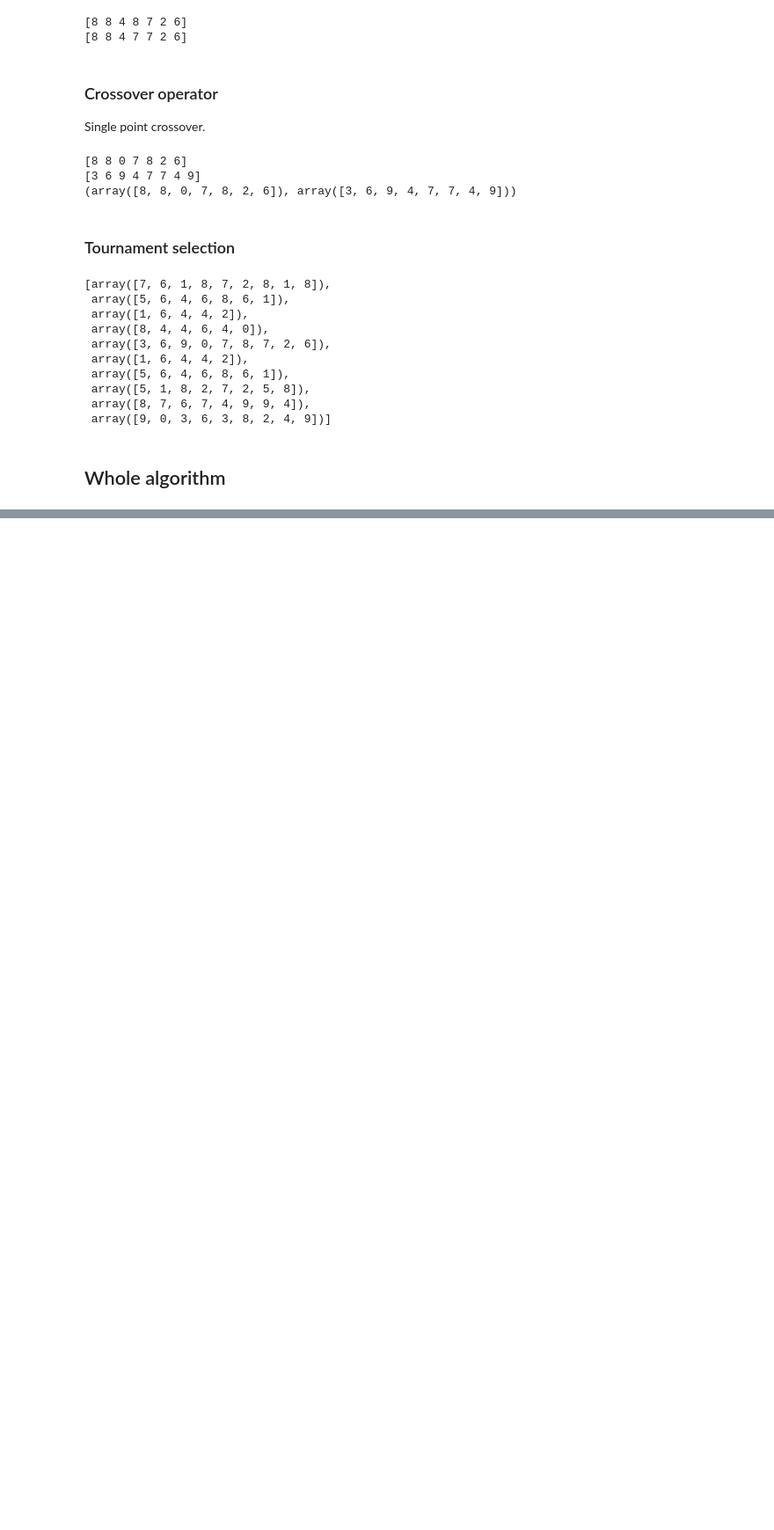
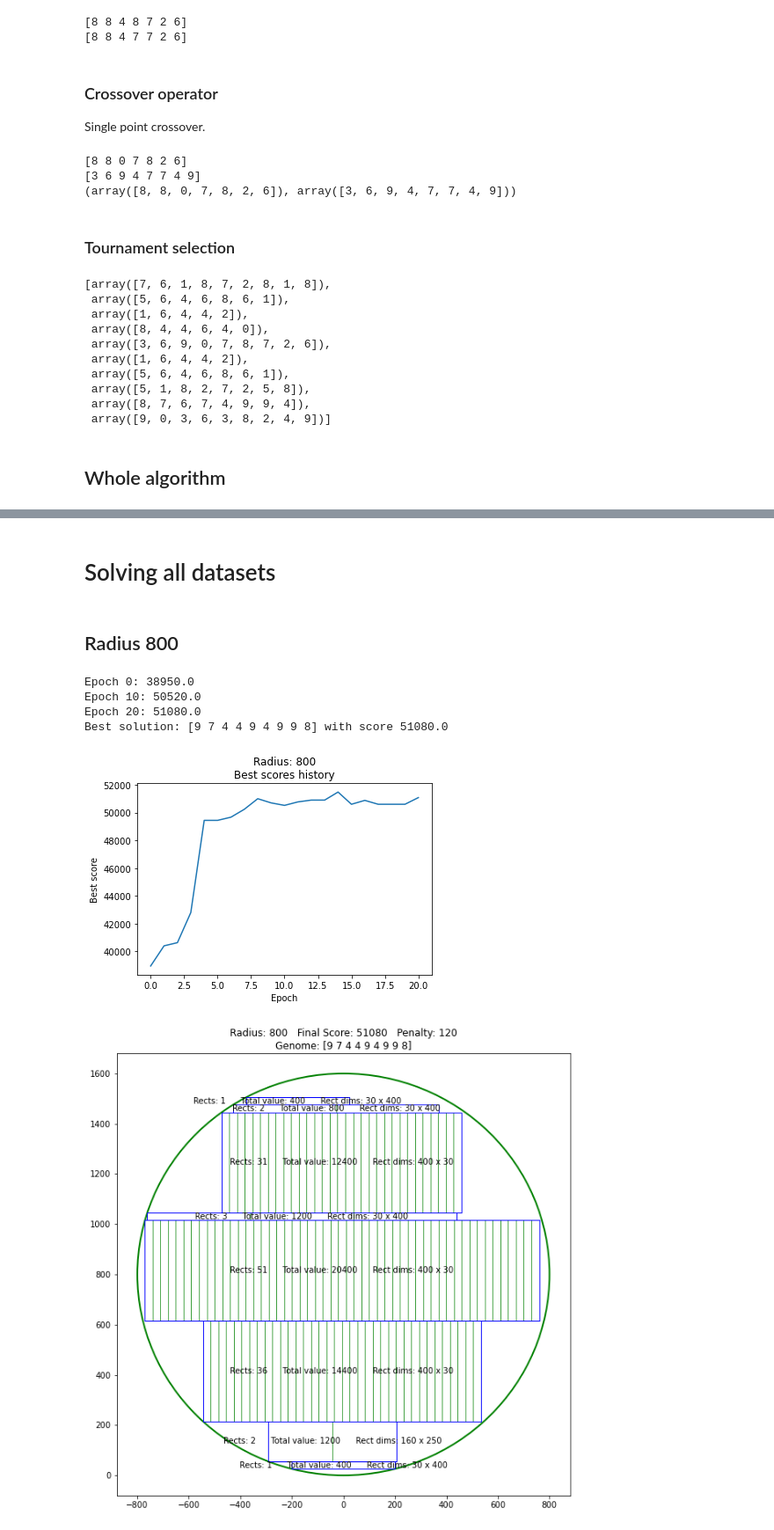
Before and after one commit to mstaczek/miowad, a Jupyter notebook: AE/lab2.ipynb, the cells around one changed output, grey strips where cells are left out. Shown at 88% size. Cells and saved outputs as stored; diff of their text form; code cells hidden in the pictures; blank space fills up the shorter version.

```diff
--- a/AE/lab2.ipynb
+++ b/AE/lab2.ipynb
@@ -460,0 +460,42 @@ plot_genome(best_solution, matrix, radius)
+# %% [markdown]
+# Solving all datasets
+# %%
+def solve(matrix, radius, population_size=100, tournament_size=3, epochs=20):
+    population = get_population(diameter, matrix, population_size)
+    best_solution, best_score = 0, get_scores(population[0].reshape((1,-1)),matrix, radius)[0]
+    print(f"Epoch 0: {best_score}")
+    best_scores_history = []
+    best_scores_history.append(best_score)
+    for epoch in range(epochs):
+        population = crossover_population(population, matrix, diameter)
+        population = mutate_population(population, matrix, diameter)
+        scores = get_scores(population,matrix, radius)
+        best_solution, best_score = population[np.argmax(scores)], np.max(scores)
+        if (epoch + 1) % 10 == 0:
+            print(f"Epoch {epoch+1}: {best_score}")
+        best_scores_history.append(best_score)
+        population = tournament(population,scores,tournament_size)
+    print(f"Best solution: {best_solution} with score {best_score}")
+    import matplotlib.pyplot as plt
+    plt.plot(best_scores_history)
+    plt.title(f"Radius: {radius}\nBest scores history")
+    plt.xlabel("Epoch")
+    plt.ylabel("Best score")
+    plt.show()
+    plot_genome(best_solution, matrix, radius)
+
+def solve_plot(i):
+    matrix = dfs[file_names[i]]
+    radius = int(file_names[i])
+    solve(matrix, radius)
+# %% [markdown]
+## Radius 800
+# %%
+solve_plot(0)
+# %% [output]
+Epoch 0: 38950.0
+Epoch 10: 50520.0
+Epoch 20: 51080.0
+Best solution: [9 7 4 4 9 4 9 9 8] with score 51080.0
+[figure, added]
+[figure, added]
```
Also changed, not shown: parts of 12 cells of this notebook.
